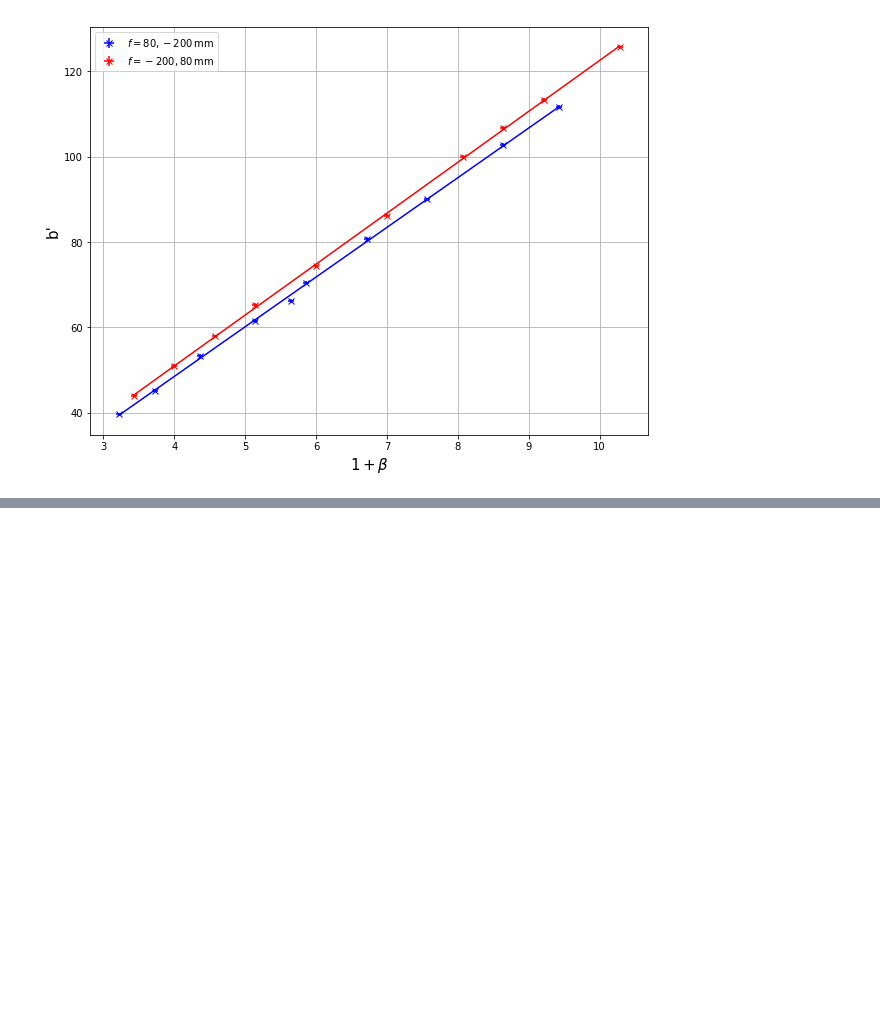
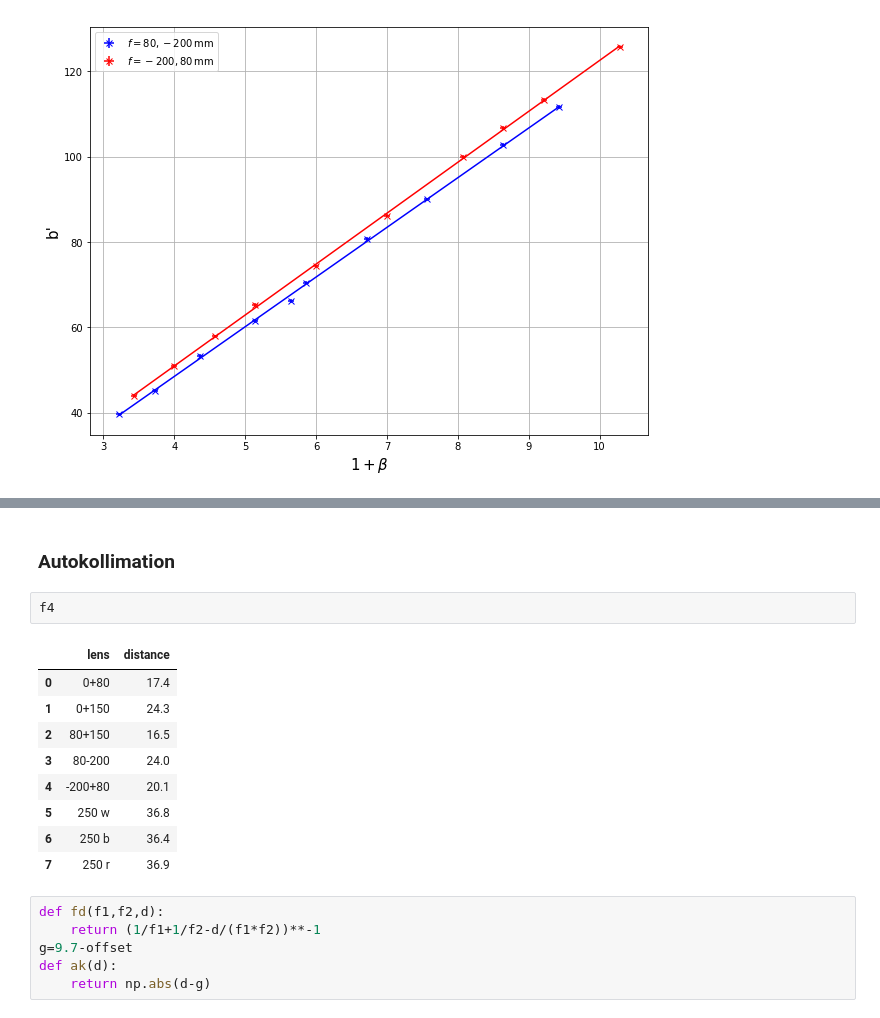
Before and after one commit to BigThonkers/APAP1, a Jupyter notebook: 10_70/Python_70.ipynb, the cells around one changed output, grey strips where cells are left out. Saved outputs shown, nothing was run; the diff lists cells and outputs as text; blank space fills up the shorter version.

```diff
--- a/10_70/Python_70.ipynb
+++ b/10_70/Python_70.ipynb
@@ -365,0 +370,20 @@ f1 80 200 20.67582495758046
+# %% [markdown]
+### Autokollimation
+# %%
+f4
+# %% [output]
+|  | lens | distance |
+| 0 | 0+80 | 17.4 |
+| 1 | 0+150 | 24.3 |
+| 2 | 80+150 | 16.5 |
+| 3 | 80-200 | 24.0 |
+| 4 | -200+80 | 20.1 |
+| 5 | 250 w | 36.8 |
+| 6 | 250 b | 36.4 |
+| 7 | 250 r | 36.9 |
+# %%
+def fd(f1,f2,d):
+    return (1/f1+1/f2-d/(f1*f2))**-1
+g=9.7-offset
+def ak(d):
+    return np.abs(d-g)
```
Also changed, not shown: parts of 10 cells of this notebook, 5 other files.
